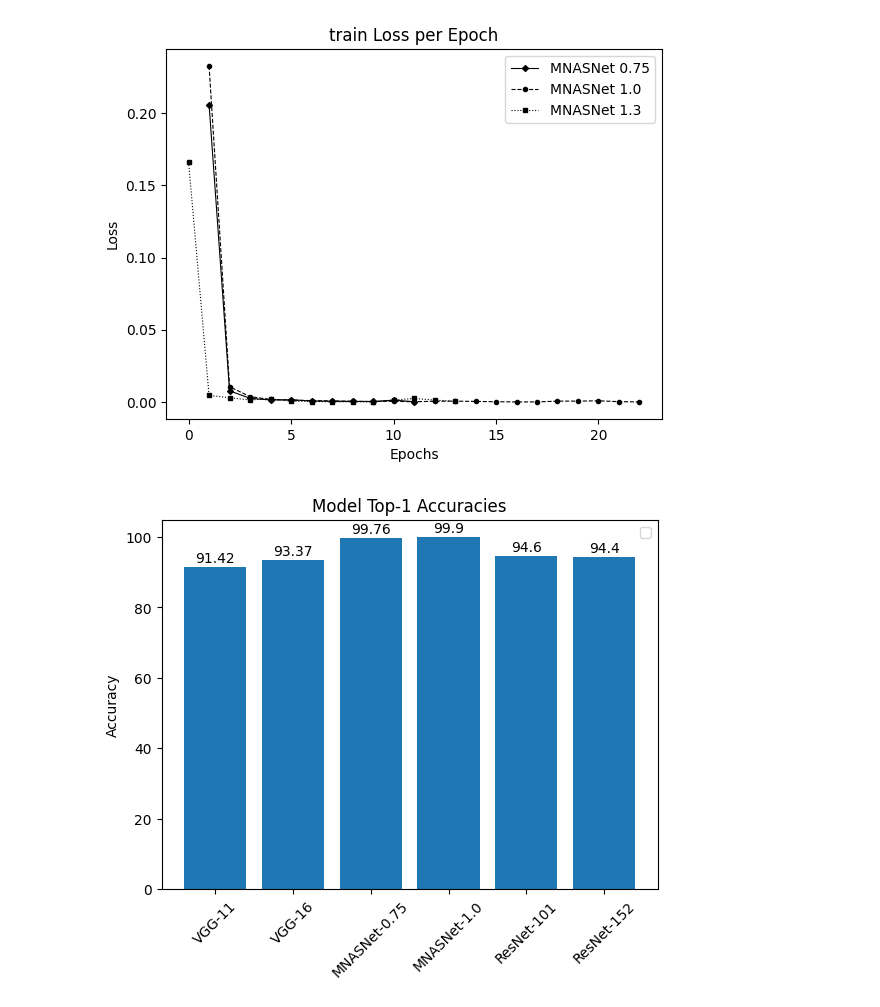
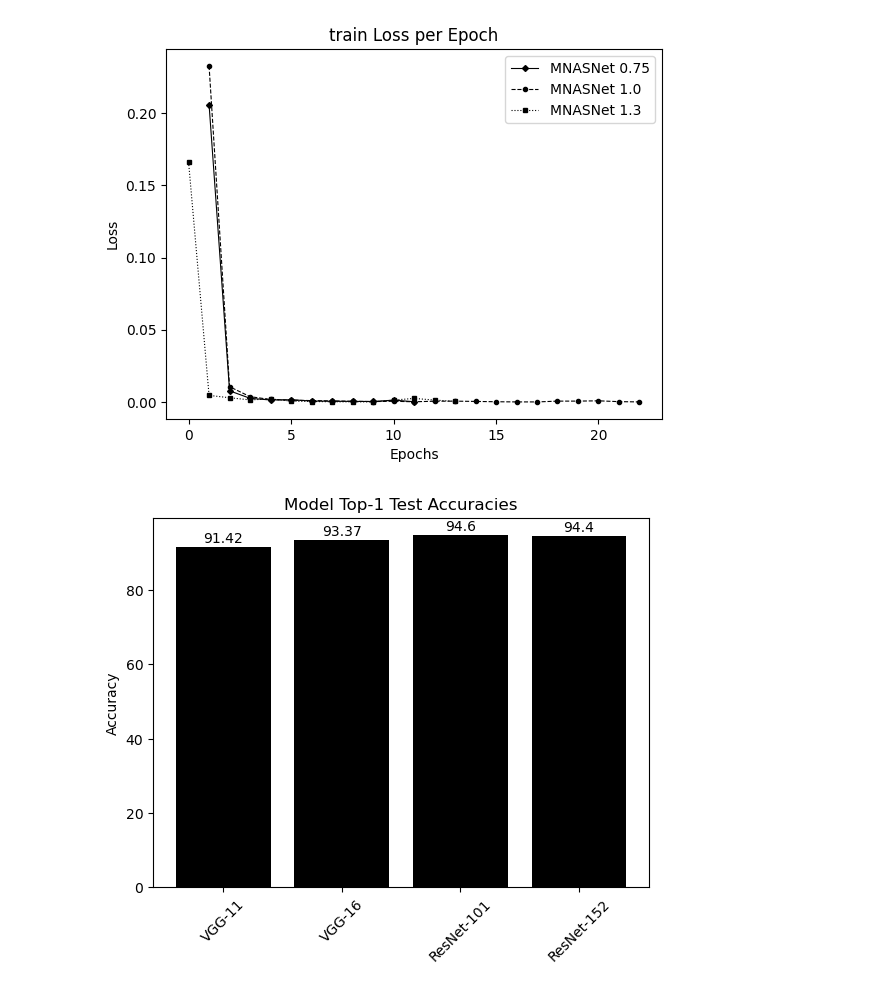
Before and after one commit to mfgeary/dsan6500-project, a Jupyter notebook: notebook/Aaron/report_graphs.ipynb, the cells around one changed output. Cells and saved outputs as stored; diff of their text form; code cells hidden in the pictures.

Commit message:
Updated code to generate plots

```diff
--- a/notebook/Aaron/report_graphs.ipynb
+++ b/notebook/Aaron/report_graphs.ipynb
@@ -51,18 +51,17 @@ plt.show()
 [figure]
 # %%
 
-models_list = ['VGG-11', 'VGG-16', 'MNASNet-0.75', 'MNASNet-1.0', 'ResNet-101', 'ResNet-152']
-accuracies = [91.42, 93.37, 99.76, 99.9, 94.6, 94.4]
+models_list = ['VGG-11', 'VGG-16', 'ResNet-101', 'ResNet-152']
+accuracies = [91.42, 93.37, 94.6, 94.4]
 
 fig = plt.figure()
-plt.bar(models_list, accuracies)
+plt.bar(models_list, accuracies, color = '#000000')
 for i, value in enumerate(accuracies):
     plt.text(i, value + 0.5, str(value), ha='center', va='bottom', fontsize=10)
 plt.xticks(rotation=45)
 plt.ylabel('Accuracy')
-plt.title('Model Top-1 Accuracies')
-plt.legend()
-plt.savefig('top-accuracies.png')
+plt.title('Model Top-1 Test Accuracies')
+plt.savefig('top-accuracies.jpg', dpi = 2000, bbox_inches = 'tight')
 plt.show()
 # %% [output]
-[figure, old version]
+[figure, new version]
```
Also changed, not shown: 3 other files.
